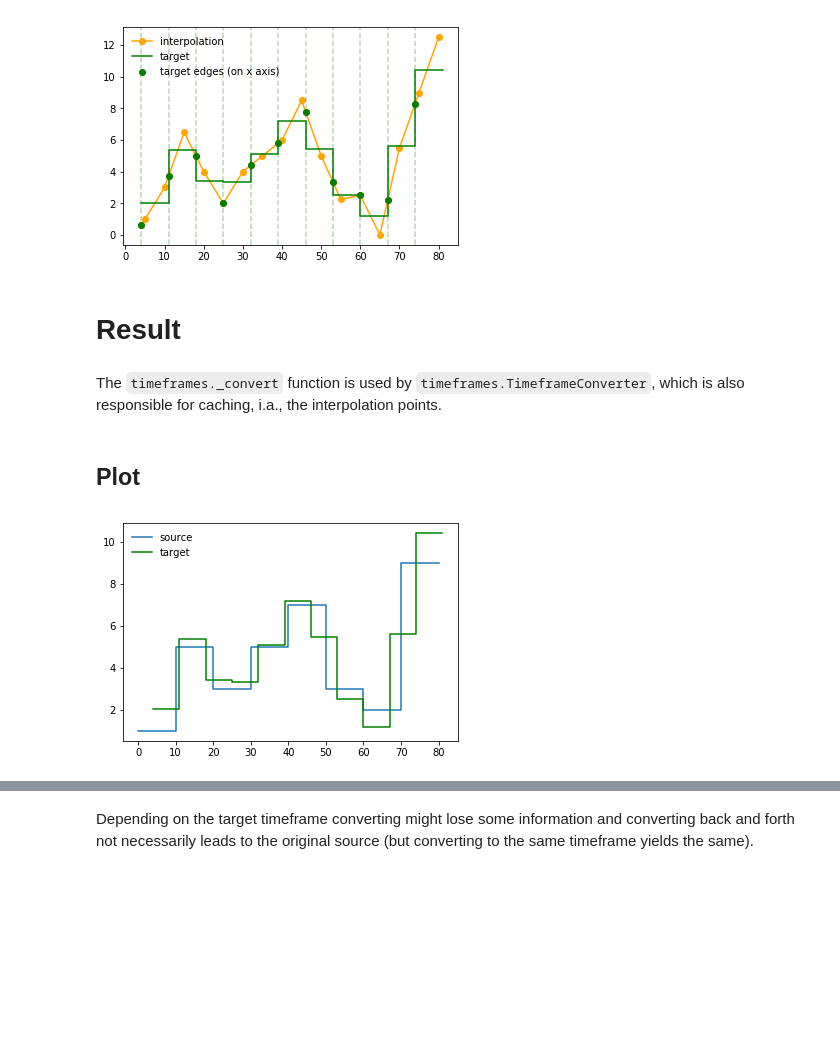
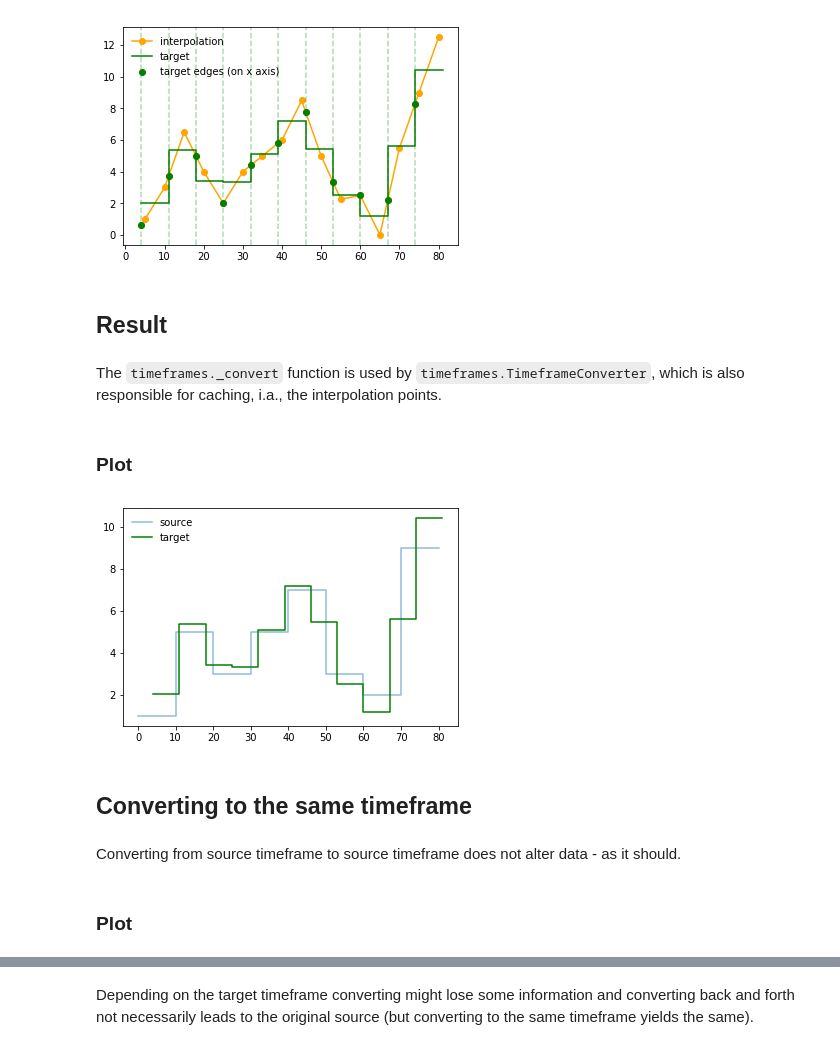
Before and after one commit to openscm/openscm, a Jupyter notebook: notebooks/timeframes.ipynb, the cells around one changed output, grey strips where cells are left out. Drawn from its saved outputs; the diff is of its cells as text; code cells hidden in the pictures; blank space fills up the shorter version.

```diff
--- a/notebooks/timeframes.ipynb
+++ b/notebooks/timeframes.ipynb
@@ -28,3 +24,8 @@ target_period_length = 7
+# %%
+target = timeframes.Timeframe(
+    start_time = 4,
+    period_length = 7
+)
 # %% [markdown]
 ## Test values to convert
 # %%
@@ -35,0 +93,5 @@ Values are **averages** for their corresponding period
+# %%
+ax = plt.figure().add_subplot(111)
+ax.plot(source_points, source_values, label="source", marker="o", alpha=0.5)
+ax.plot(target_points, target_values, label="target", marker="o", color="green")
+ax.legend(frameon=False);
@@ -36,2 +109,5 @@ Values are **averages** for their corresponding period
+# %%
+def plot_timeframe(ax, values, timeframe, **kwargs):
+    ax.step(timeframe.get_points(len(values) + 1), np.concatenate(([values[0]], values)), **kwargs)
 # %%
 ax = plt.figure().add_subplot(111)
@@ -107,17 +181,21 @@ ax.legend(frameon=False);
 # %% [output]
 [figure]
 # %% [markdown]
-# Result
+## Result
 # %% [markdown]
 The `timeframes._convert` function is used by `timeframes.TimeframeConverter`, which is also responsible for caching, i.a., the interpolation points.
 # %%
-target_values = timeframes._convert(source_values, source_start_time, source_period_length, target_start_time, target_period_length)
+target_values = timeframes._convert(source_values, source, target)
 # %% [markdown]
-## Plot
+### Plot
 # %%
 ax = plt.figure().add_subplot(111)
-plot_timeframe(ax, source_values, source_start_time, source_period_length, label="source")
-plot_timeframe(ax, target_values, target_start_time, target_period_length, label="target", color="green")
+plot_timeframe(ax, source_values, source, label="source", alpha=0.5)
+plot_timeframe(ax, target_values, target, label="target", color="green")
 ax.legend(frameon=False);
 # %% [output]
-[figure, old version]
+[figure, new version]
+# %% [markdown]
+## Converting to the same timeframe
+# %% [markdown]
+Converting from source timeframe to source timeframe does not alter data - as it should.
@@ -123,0 +205,2 @@ ax.legend(frameon=False);
+# %% [markdown]
+### Plot
```
Also changed, not shown: parts of 52 cells of this notebook.
